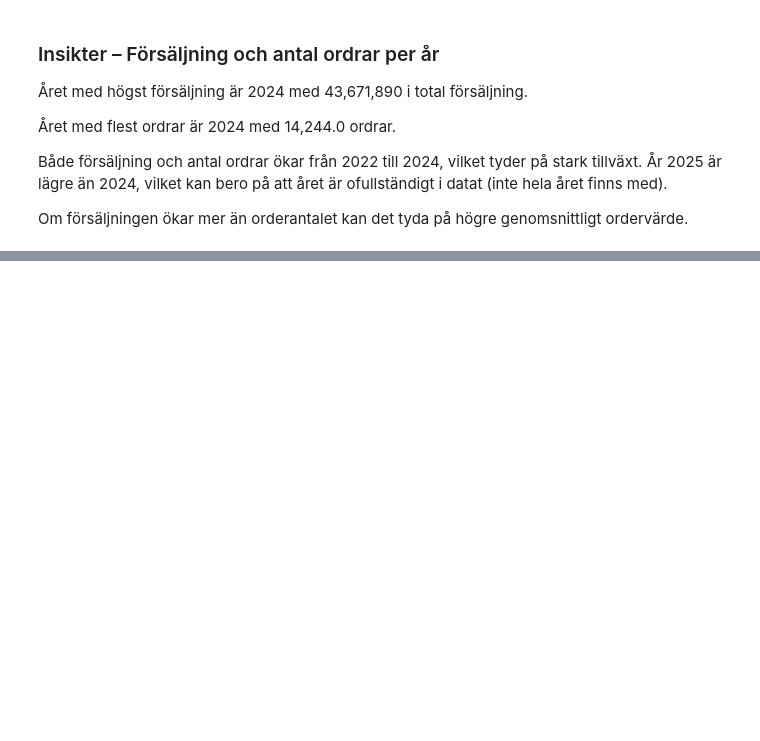
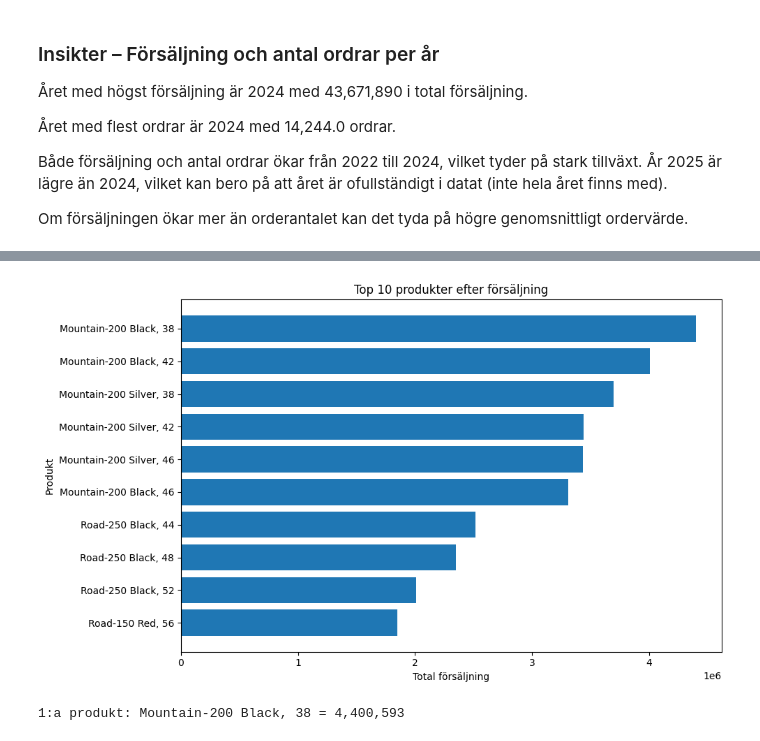
Before and after one commit to gia-w-chai/AdventureWorks2025, a Jupyter notebook: notebooks/analys.ipynb, the cells around one changed output, grey strips where cells are left out. Cells and saved outputs as stored; diff of their text form; code cells hidden in the pictures; blank space fills up the shorter version.

```diff
--- a/notebooks/analys.ipynb
+++ b/notebooks/analys.ipynb
@@ -328,0 +346,13 @@ Om försäljningen ökar mer än orderantalet kan det tyda på högre genomsnitt
+# %%
+query_vis5 = """
+SELECT TOP 10
+    p.Name AS ProductName,
+    SUM(sod.LineTotal) AS TotalSales
+FROM Sales.SalesOrderDetail sod
+INNER JOIN Production.Product p
+    ON sod.ProductID = p.ProductID
+GROUP BY p.Name
+ORDER BY TotalSales DESC;
+"""
+df_vis5 = query_df(query_vis5)
+df_vis5
@@ -328,0 +371,19 @@ Om försäljningen ökar mer än orderantalet kan det tyda på högre genomsnitt
+# %%
+df_plot = df_vis5.sort_values("TotalSales", ascending=True)
+
+fig, ax = plt.subplots(figsize=(10,6))
+ax.barh(df_plot["ProductName"], df_plot["TotalSales"])
+
+ax.set_title("Top 10 produkter efter försäljning")
+ax.set_xlabel("Total försäljning")
+ax.set_ylabel("Produkt")
+
+plt.tight_layout()
+plt.show()
+# %% [output]
+[figure, added]
+# %%
+top1 = df_vis5.iloc[0]
+print("1:a produkt:", top1["ProductName"], f"= {top1['TotalSales']:,.0f}")
+# %% [output]
+1:a produkt: Mountain-200 Black, 38 = 4,400,593
```
Also changed, not shown: parts of 15 cells of this notebook, 4 other files.
